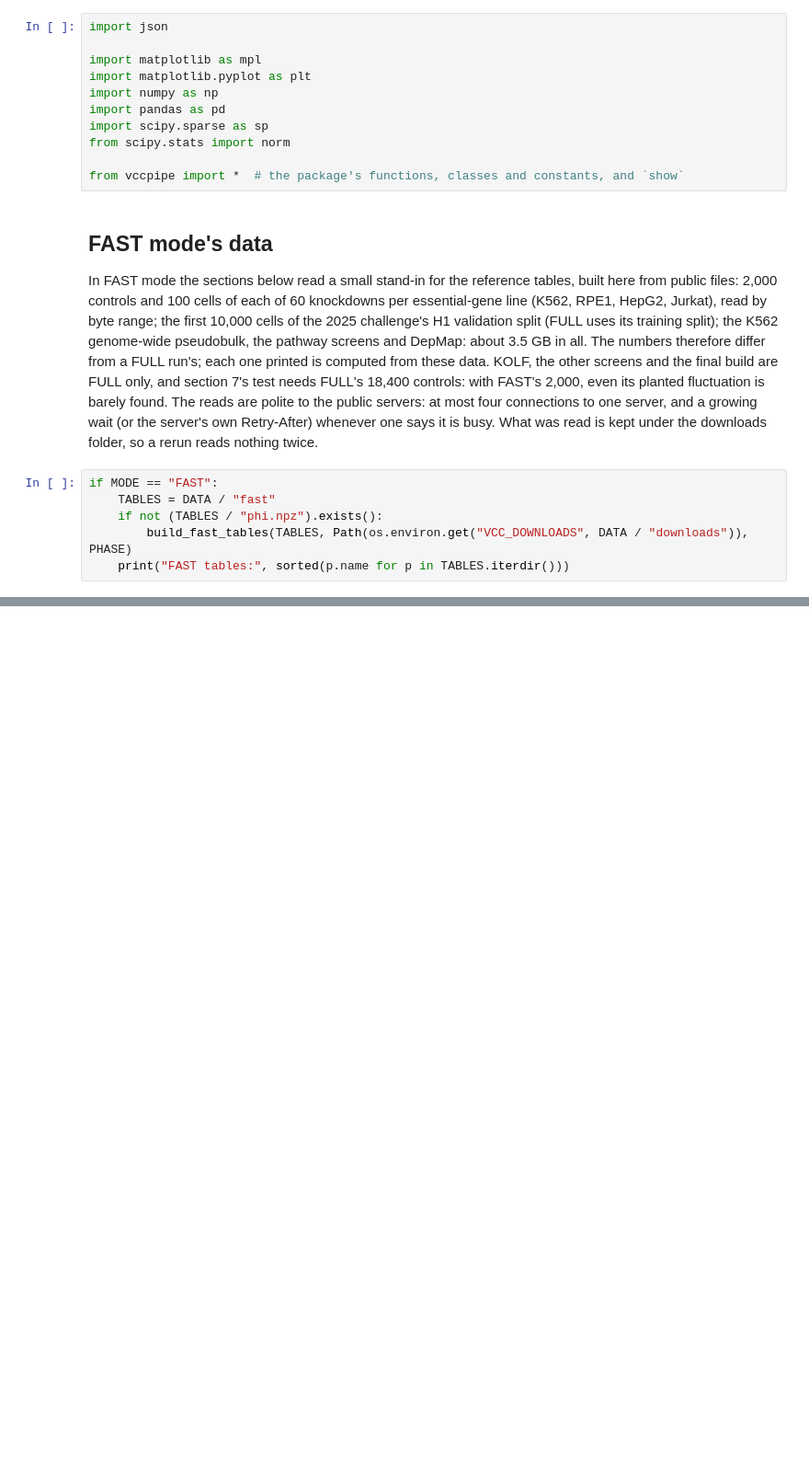
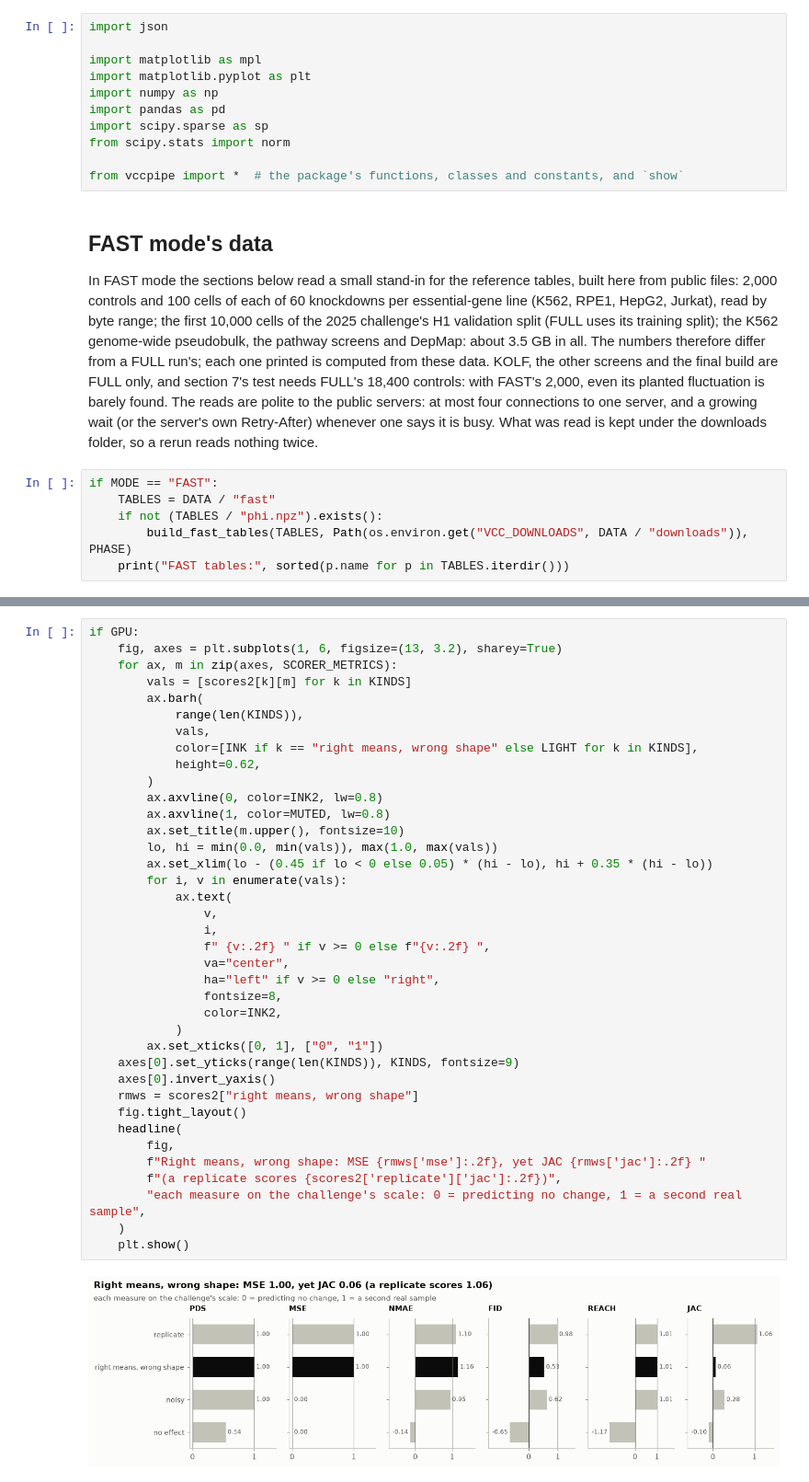
Before and after one commit to helenhenryz/vcc2026-perturbation-prediction, a Jupyter notebook: notebook.ipynb, the cells around one changed output, grey strips where cells are left out. Shown at 92% size. Saved outputs shown, nothing was run; the diff lists cells and outputs as text; blank space fills up the shorter version.

```diff
--- a/notebook.ipynb
+++ b/notebook.ipynb
@@ -151,0 +400,40 @@ if MODE == "FAST":
+# %%
+if GPU:
+    fig, axes = plt.subplots(1, 6, figsize=(13, 3.2), sharey=True)
+    for ax, m in zip(axes, SCORER_METRICS):
+        vals = [scores2[k][m] for k in KINDS]
+        ax.barh(
+            range(len(KINDS)),
+            vals,
+            color=[INK if k == "right means, wrong shape" else LIGHT for k in KINDS],
+            height=0.62,
+        )
+        ax.axvline(0, color=INK2, lw=0.8)
+        ax.axvline(1, color=MUTED, lw=0.8)
+        ax.set_title(m.upper(), fontsize=10)
+        lo, hi = min(0.0, min(vals)), max(1.0, max(vals))
+        ax.set_xlim(lo - (0.45 if lo < 0 else 0.05) * (hi - lo), hi + 0.35 * (hi - lo))
+        for i, v in enumerate(vals):
+            ax.text(
+                v,
+                i,
+                f" {v:.2f} " if v >= 0 else f"{v:.2f} ",
+                va="center",
+                ha="left" if v >= 0 else "right",
+                fontsize=8,
+                color=INK2,
+            )
+        ax.set_xticks([0, 1], ["0", "1"])
+    axes[0].set_yticks(range(len(KINDS)), KINDS, fontsize=9)
+    axes[0].invert_yaxis()
+    rmws = scores2["right means, wrong shape"]
+    fig.tight_layout()
+    headline(
+        fig,
+        f"Right means, wrong shape: MSE {rmws['mse']:.2f}, yet JAC {rmws['jac']:.2f} "
+        f"(a replicate scores {scores2['replicate']['jac']:.2f})",
+        "each measure on the challenge's scale: 0 = predicting no change, 1 = a second real sample",
+    )
+    plt.show()
+# %% [output]
+[figure, added]
```
Also changed, not shown: parts of 11 cells of this notebook.
